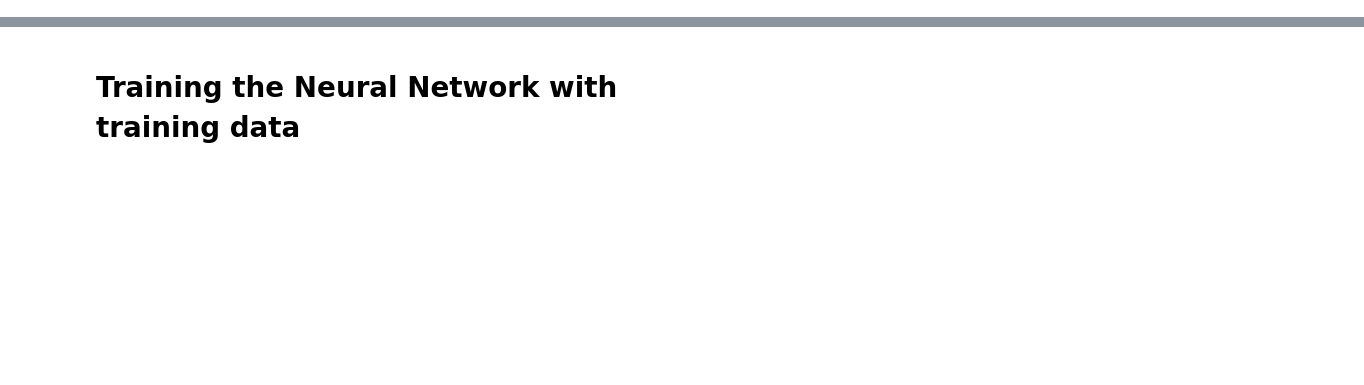
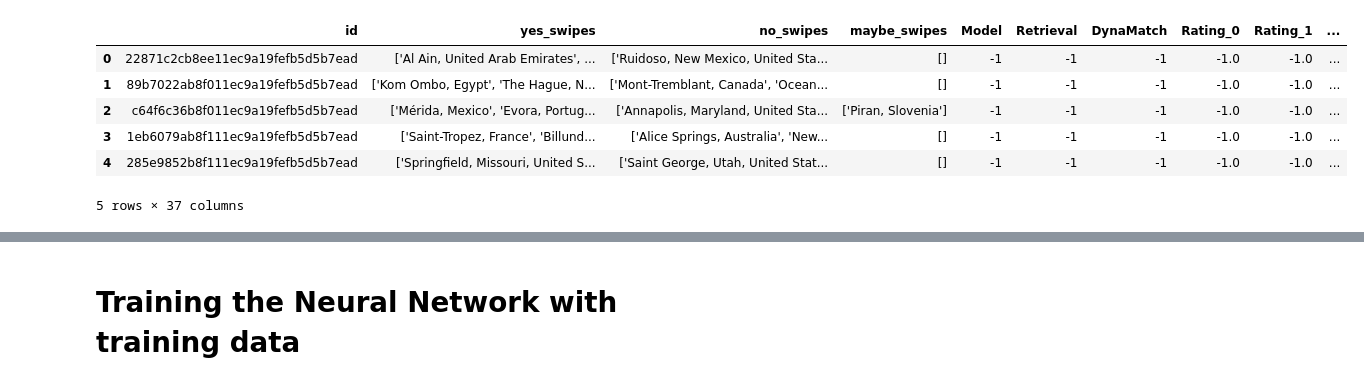
Before and after one commit to tijanatoskovic/Travel-Recommendation, a Jupyter notebook: nn/neural_network.ipynb, the cells around one changed output, grey strips where cells are left out. Cells and saved outputs as stored; diff of their text form; code cells hidden in the pictures; blank space fills up the shorter version.

```diff
--- a/nn/neural_network.ipynb
+++ b/nn/neural_network.ipynb
@@ -1,5 +1,13 @@
 # %%
 import pandas as pd
 # %%
-df = pd.read_csv("../data/destinations.csv")
+df = pd.read_csv("../data/travel_preferences.csv")
 df.head()
+# %% [output]
+|  | id | yes_swipes | no_swipes | maybe_swipes | Model | Retrieval | DynaMatch | Rating_0 | Rating_1 | ... |
+| 0 | 22871c2cb8ee11ec9a19fefb5d5b7ead | ['Al Ain, United Arab Emirates', ... | ['Ruidoso, New Mexico, United Sta... | [] | -1 | -1 | -1 | -1.0 | -1.0 | ... |
+| 1 | 89b7022ab8f011ec9a19fefb5d5b7ead | ['Kom Ombo, Egypt', 'The Hague, N... | ['Mont-Tremblant, Canada', 'Ocean... | [] | -1 | -1 | -1 | -1.0 | -1.0 | ... |
+| 2 | c64f6c36b8f011ec9a19fefb5d5b7ead | ['Mérida, Mexico', 'Evora, Portug... | ['Annapolis, Maryland, United Sta... | ['Piran, Slovenia'] | -1 | -1 | -1 | -1.0 | -1.0 | ... |
+| 3 | 1eb6079ab8f111ec9a19fefb5d5b7ead | ['Saint-Tropez, France', 'Billund... | ['Alice Springs, Australia', 'New... | [] | -1 | -1 | -1 | -1.0 | -1.0 | ... |
+| 4 | 285e9852b8f111ec9a19fefb5d5b7ead | ['Springfield, Missouri, United S... | ['Saint George, Utah, United Stat... | [] | -1 | -1 | -1 | -1.0 | -1.0 | ... |
+5 rows × 37 columns
```
Also changed, not shown: parts of 64 cells of this notebook, 2 other files.
